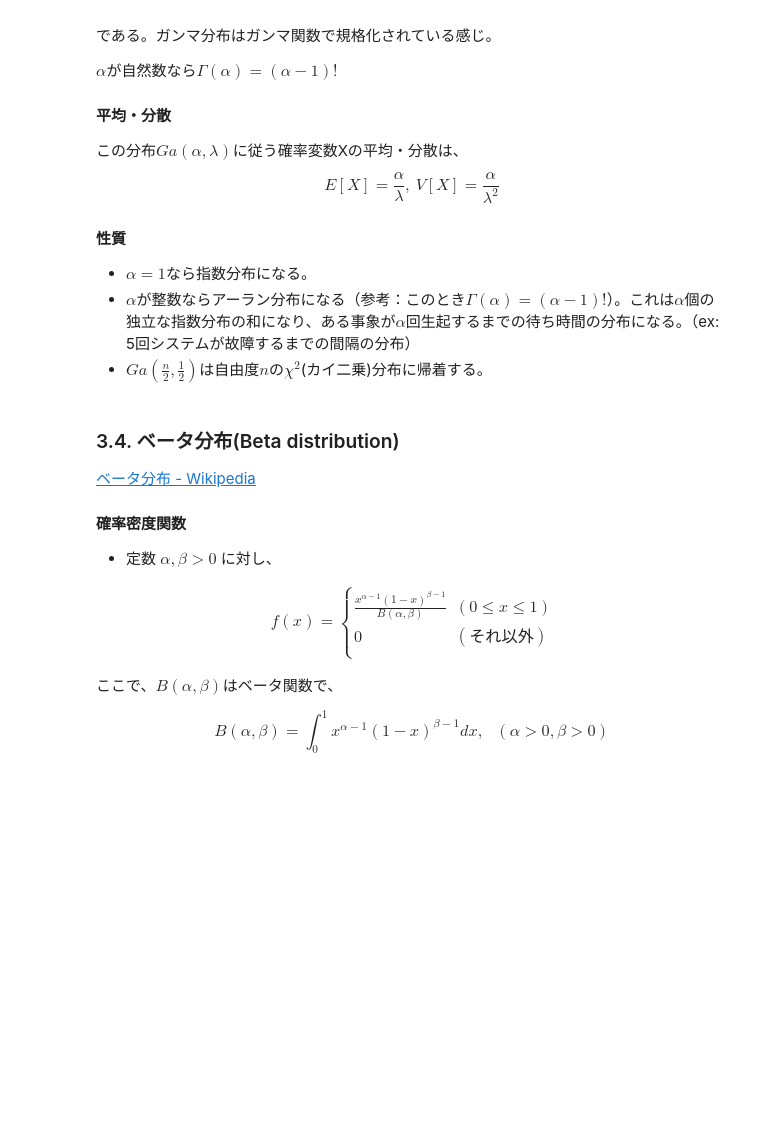
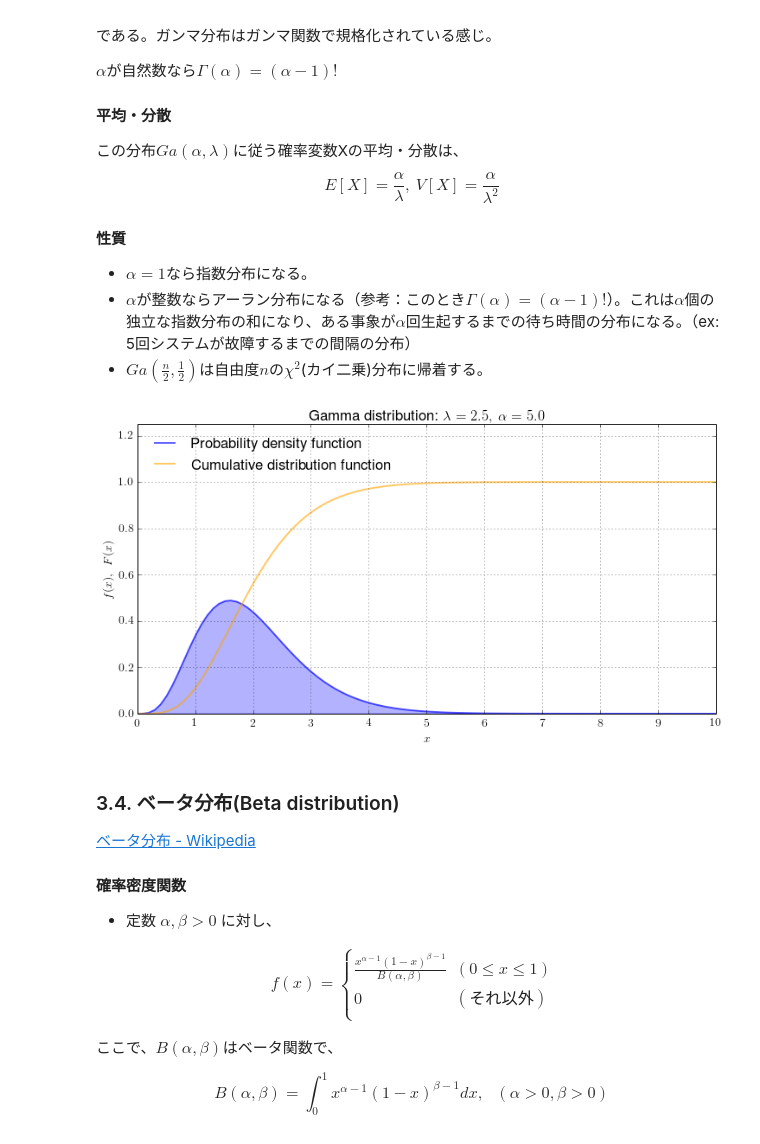
Before and after one commit to sw1227/statistics, a Jupyter notebook: interactive_distribution.ipynb, the cells around one changed output. Saved outputs shown, nothing was run; the diff lists cells and outputs as text; code cells hidden in the pictures; blank space fills up the shorter version.

```diff
--- a/interactive_distribution.ipynb
+++ b/interactive_distribution.ipynb
@@ -336,6 +336,15 @@ $$
 - $\alpha = 1$なら指数分布になる。
 - $\alpha$が整数ならアーラン分布になる（参考：このとき$\Gamma(\alpha) = (\alpha-1)!$）。これは$\alpha$個の独立な指数分布の和になり、ある事象が$\alpha$回生起するまでの待ち時間の分布になる。（ex: 5回システムが故障するまでの間隔の分布）
 - $Ga(\frac{n}{2}, \frac{1}{2})$は自由度$n$の$\chi^2$(カイ二乗)分布に帰着する。
+# %%
+@interact(lambda_=(0.0, 5.0), alpha=(1,10), x_max=(1, 20), y_max=(0.5, 2))
+def plot_gamma(lambda_, alpha, x_max, y_max):
+    plot_continuous(stats.gamma(alpha, scale=1.0/lambda_), x_min=0, x_max=x_max, y_max=y_max)
+    # \alphaや\betaがエラーになるので、\\alphaのようにする
+    # 参考：https://stackoverflow.com/questions/7836730/latex-on-python-alpha-and-beta-dont-work
+    plt.title("Gamma distribution: $ \lambda = %.1f, \: \\alpha= %.1f $" % (lambda_, alpha))
+# %% [output]
+[figure, added]
 # %% [markdown]
 ### 3.4. ベータ分布(Beta distribution)
 [ベータ分布 - Wikipedia](https://ja.wikipedia.org/wiki/%E3%83%99%E3%83%BC%E3%82%BF%E5%88%86%E5%B8%83)
```
Also changed, not shown: parts of 4 cells of this notebook, 1 other file.
